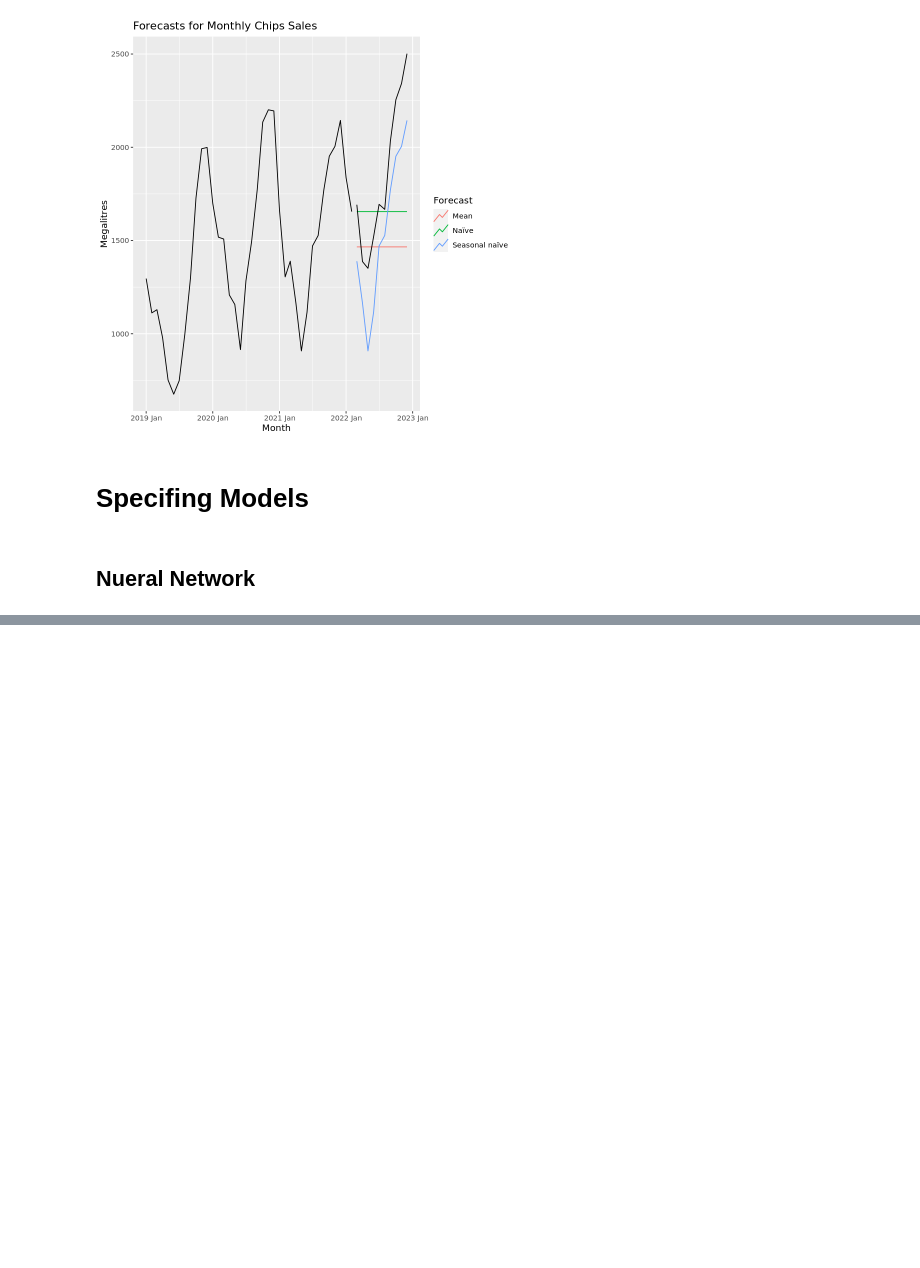
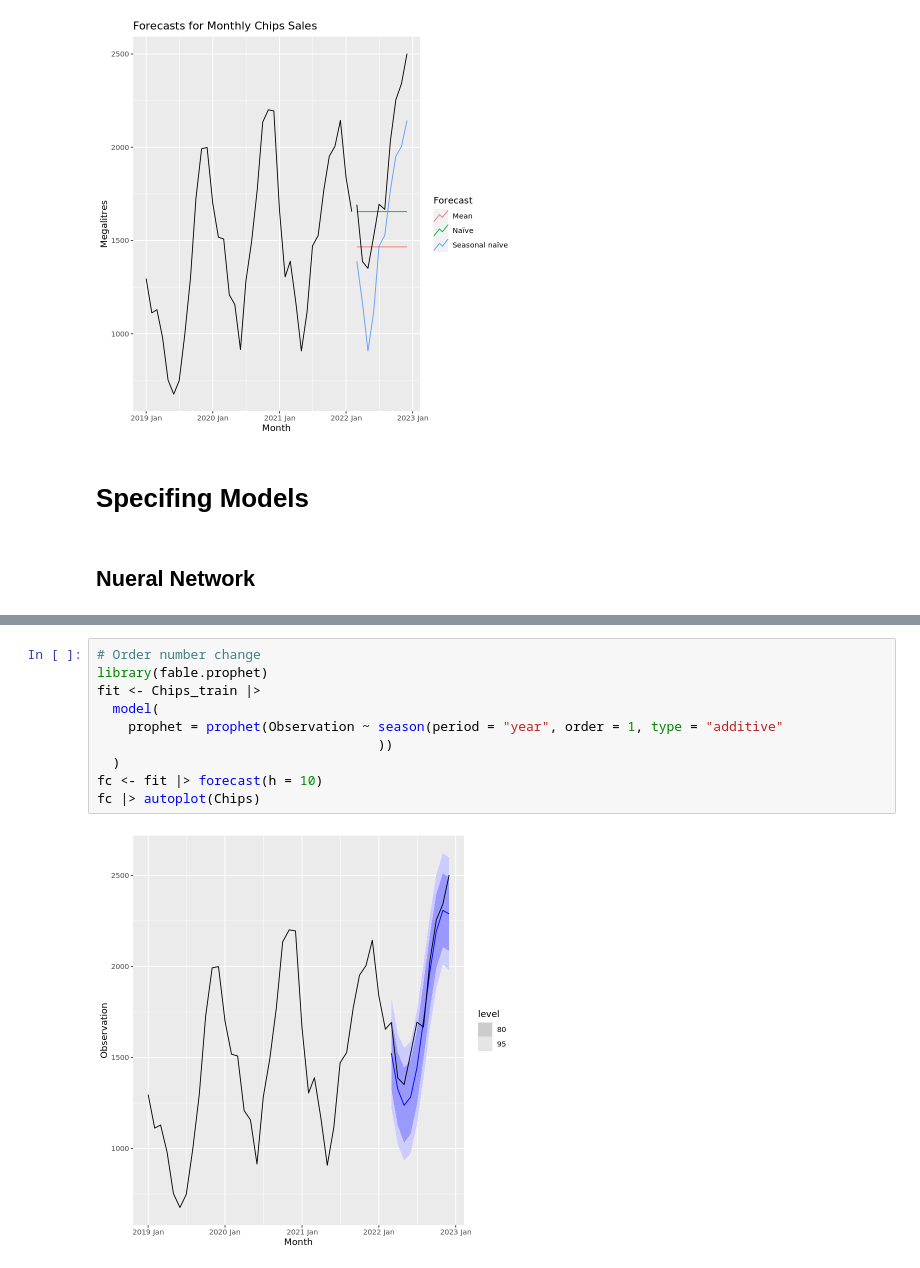
Before and after one commit to Ibrahim-Khayat/-IE499, a Jupyter notebook: index.ipynb, the cells around one changed output, grey strips where cells are left out. Cells and saved outputs as stored; diff of their text form; blank space fills up the shorter version.

```diff
--- a/index.ipynb
+++ b/index.ipynb
@@ -330,0 +318,12 @@ Plot variable not specified, automatically selected `.vars = Observation`
+# %%
+# Order number change
+library(fable.prophet)
+fit <- Chips_train |>
+  model(
+    prophet = prophet(Observation ~ season(period = "year", order = 1, type = "additive"
+                                    ))
+  )
+fc <- fit |> forecast(h = 10)
+fc |> autoplot(Chips)
+# %% [output]
+[figure, added]
```
Also changed, not shown: parts of 12 cells of this notebook.
